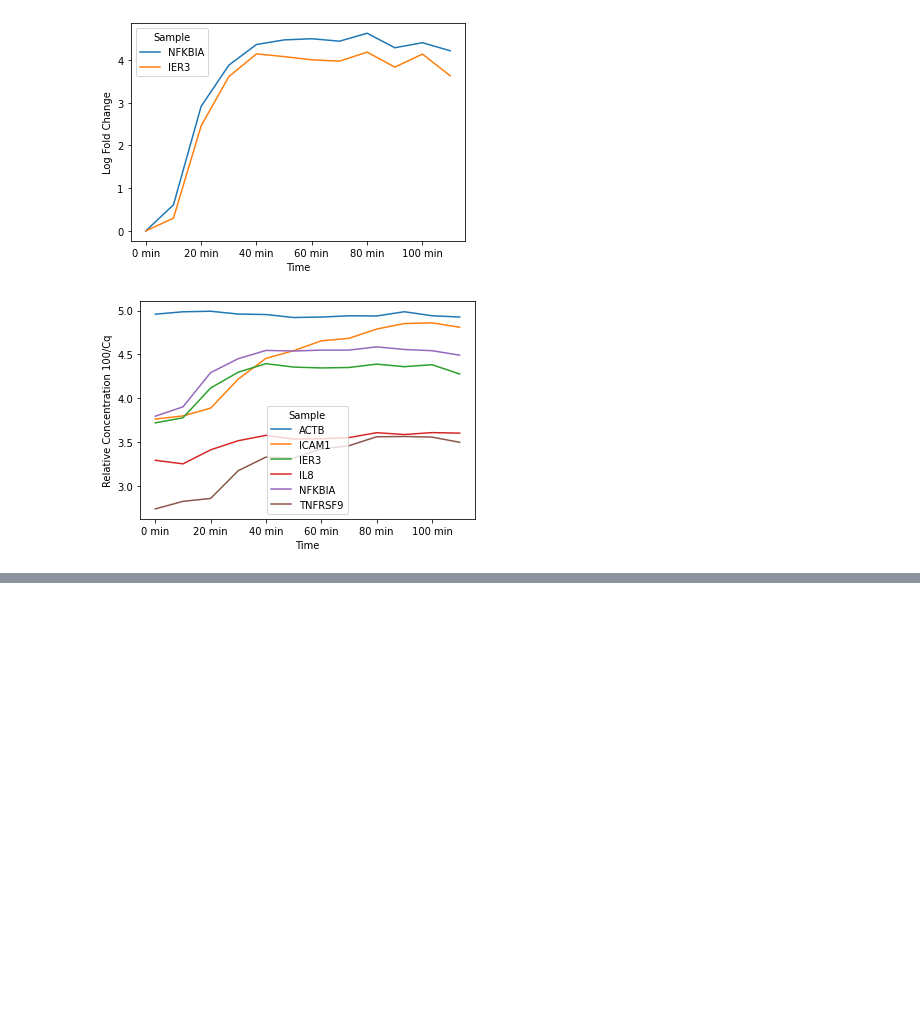
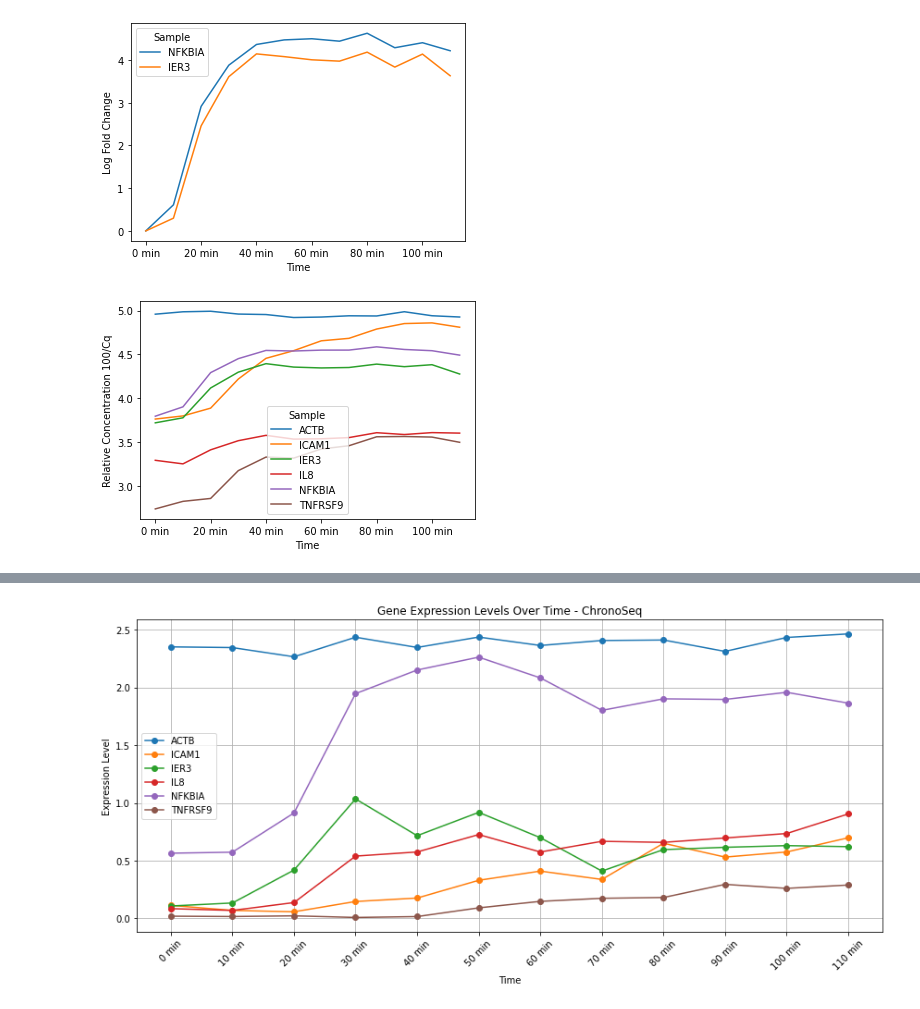
Before and after one commit to kanishkasthana/ChronoSeq, a Jupyter notebook: qPCR_validation_files/qPCR Analysis.ipynb, the cells around one changed output, grey strips where cells are left out. Saved outputs shown, nothing was run; the diff lists cells and outputs as text; code cells hidden in the pictures; blank space fills up the shorter version.

Commit message:
Doing some correlation analysis. Looks good so far.

```diff
--- a/qPCR_validation_files/qPCR Analysis.ipynb
+++ b/qPCR_validation_files/qPCR Analysis.ipynb
@@ -142,0 +203,93 @@ plt.savefig("qPCR_GenePlots_Relative_concentration_100DivCq.svg", format='svg')
+# %%
+import numpy as np
+import pandas as pd
+import matplotlib.pyplot as plt
+from scipy.stats import pearsonr
+
+# Data from the first table (expression levels over time for sample 1)
+data1 = {
+    'Time': ['0 min', '10 min', '20 min', '30 min', '40 min', '50 min', '60 min', '70 min', '80 min', '90 min', '100 min', '110 min'],
+    'ACTB': [2.351498, 2.345519, 2.265785, 2.435185, 2.346521, 2.436598, 2.363648, 2.406789, 2.411109, 2.312562, 2.433216, 2.463869],
+    'ICAM1': [0.112436, 0.068673, 0.056823, 0.145843, 0.175942, 0.329538, 0.40929, 0.33687, 0.650445, 0.53064, 0.574839, 0.697737],
+    'IER3': [0.106823, 0.132932, 0.41799, 1.034437, 0.716124, 0.917963, 0.698879, 0.409435, 0.595401, 0.615399, 0.630024, 0.621174],
+    'IL8': [0.084052, 0.068673, 0.136427, 0.539073, 0.575022, 0.725738, 0.574647, 0.667157, 0.658067, 0.69612, 0.734869, 0.904187],
+    'NFKBIA': [0.564091, 0.573266, 0.91266, 1.946741, 2.151148, 2.26241, 2.083109, 1.801656, 1.901556, 1.896478, 1.957879, 1.864372],
+    'TNFRSF9': [0.018615, 0.015673, 0.021689, 0.00782, 0.015272, 0.090938, 0.14701, 0.173733, 0.180604, 0.294334, 0.259672, 0.288611]
+}
+
+# Data from the second table (expression levels over time for sample 2)
+data2 = {
+    'Time': ['0 min', '10 min', '20 min', '30 min', '40 min', '50 min', '60 min', '70 min', '80 min', '90 min', '100 min', '110 min'],
+    'ACTB': [4.958394, 4.985733, 4.991905, 4.959719, 4.954371, 4.920373, 4.925725, 4.93999, 4.937952, 4.986373, 4.940557, 4.926088],
+    'ICAM1': [3.762957, 3.798595, 3.887424, 4.219029, 4.454937, 4.542329, 4.65486, 4.683146, 4.788948, 4.851498, 4.85929, 4.809641],
+    'IER3': [3.719859, 3.777345, 4.117186, 4.297679, 4.394394, 4.355457, 4.345558, 4.350676, 4.38928, 4.360006, 4.38256, 4.276505],
+    'IL8': [3.29283, 3.252145, 3.412137, 3.516329, 3.577381, 3.534298, 3.538119, 3.551715, 3.607446, 3.586638, 3.60845, 3.60268],
+    'NFKBIA': [3.795397, 3.902246, 4.292291, 4.451543, 4.54525, 4.538566, 4.548736, 4.549018, 4.58606, 4.556263, 4.542086, 4.491632],
+    'TNFRSF9': [2.738693, 2.824883, 2.85813, 3.175098, 3.329529, 3.317606, 3.421663, 3.459033, 3.561005, 3.56427, 3.557455, 3.498055]
+}
+
+# Convert to DataFrames
+df1 = pd.DataFrame(data1).set_index('Time')
+df2 = pd.DataFrame(data2).set_index('Time')
+
+# Plotting gene expression over time for the first dataset
+plt.figure(figsize=(12, 6))
+for gene in df1.columns:
+    plt.plot(df1.index, df1[gene], marker='o', label=gene)
+plt.title('Gene Expression Levels Over Time - ChronoSeq')
+plt.xlabel('Time')
+plt.ylabel('Expression Level')
+plt.xticks(rotation=45)
+plt.legend()
+plt.grid(True)
+plt.tight_layout()
+plt.show()
+
+# Plotting gene expression over time for the second dataset
+plt.figure(figsize=(12, 6))
+for gene in df2.columns:
+    plt.plot(df2.index, df2[gene], marker='o', label=gene)
+plt.title('Gene Expression Levels Over Time - qPCR')
+plt.xlabel('Time')
+plt.ylabel('Expression Level')
+plt.xticks(rotation=45)
+plt.legend()
+plt.grid(True)
+plt.tight_layout()
+plt.show()
+
+# Calculate Pearson correlation and p-values for each gene
+correlations = {}
+p_values = {}
+genes = df1.columns
+for gene in genes:
+    # Ensure we are correlating the numerical values
+    corr, p_val = pearsonr(df1[gene].astype(float), df2[gene].astype(float))
+    correlations[gene] = corr
+    p_values[gene] = p_val
+
+# Output correlation and p-values dictionaries
+print("Correlations:", correlations)
+print("P-values:", p_values)
+
+# Plotting correlation coefficients
+plt.figure(figsize=(10, 5))
+plt.bar(correlations.keys(), correlations.values(), color='skyblue')
+plt.title('Pearson Correlation Coefficients Between Gene Expression Levels')
+plt.xlabel('Genes')
+plt.ylabel('Correlation Coefficient')
+plt.ylim(-1, 1) # Correlation coefficient ranges from -1 to 1
+plt.grid(axis='y', linestyle='--')
+plt.show()
+
+# Plotting p-values on a logarithmic scale
+plt.figure(figsize=(10, 5))
+plt.bar(p_values.keys(), p_values.values(), color='salmon')
+plt.title('P-values for Correlation Tests Between Gene Expression Levels')
+plt.xlabel('Genes')
+plt.ylabel('P-value (log scale)')
+plt.yscale('log') # Use logarithmic scale for p-values as they can be very small
+plt.grid(axis='y', linestyle='--')
+plt.show()
+# %% [output]
+[figure, added]
```
Also changed, not shown: parts of 11 cells of this notebook, 7 other files.
